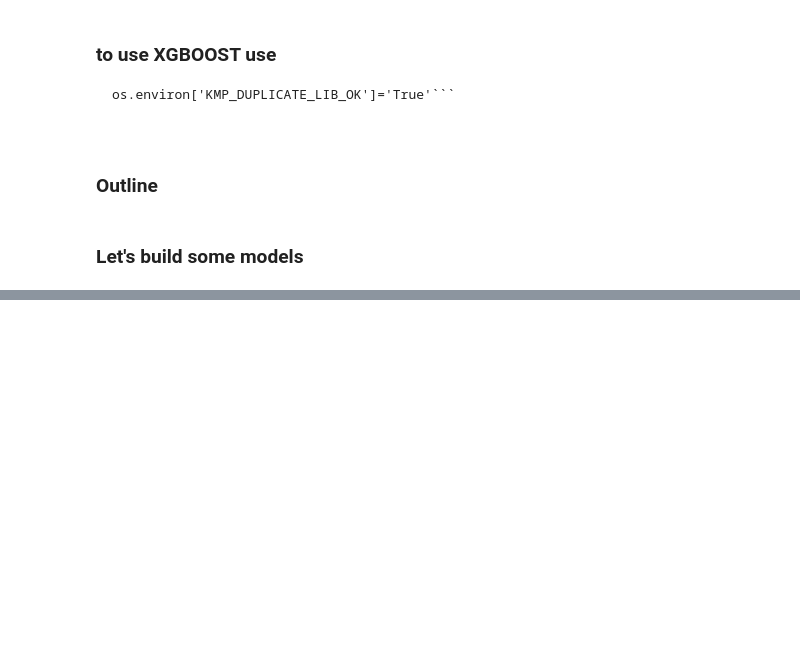
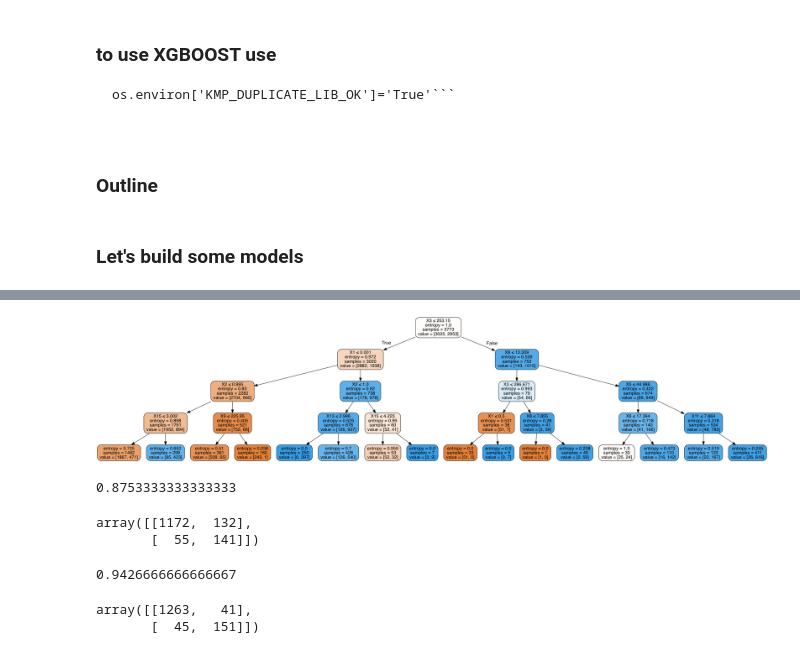
Before and after one commit to EricaSG/cv2-mod4-sec35-ensemble-methods-lesson, a Jupyter notebook: lesson-plan.ipynb, the cells around one changed output, grey strips where cells are left out. Saved outputs shown, nothing was run; the diff lists cells and outputs as text; code cells hidden in the pictures; blank space fills up the shorter version.

```diff
--- a/lesson-plan.ipynb
+++ b/lesson-plan.ipynb
@@ -562,0 +284,2 @@ plt.hist(glucose_1, bins=20, alpha=0.5)
+# %%
+tree0 = clf.estimators_[12]
@@ -562,0 +292,9 @@ plt.hist(glucose_1, bins=20, alpha=0.5)
+# %%
+dot_data = StringIO()
+export_graphviz(tree0, out_file=dot_data,
+                filled=True, rounded=True,
+                special_characters=True)
+graph = pydotplus.graph_from_dot_data(dot_data.getvalue())
+Image(graph.create_png())
+# %% [output]
+[figure, added]
@@ -562,0 +303,19 @@ plt.hist(glucose_1, bins=20, alpha=0.5)
+# %%
+clf.fit(xtrain_smote, ytrain_smote)
+clf.score(xtest, ytest)
+# %% [output]
+0.8753333333333333
+# %%
+confusion_matrix(ytest, clf.predict(xtest))
+# %% [output]
+array([[1172,  132],
+       [  55,  141]])
+# %%
+clf = GradientBoostingClassifier(learning_rate=1.0, n_estimators=20)
+clf.fit(xtrain_smote, ytrain_smote)
+print(clf.score(xtest, ytest))
+confusion_matrix(ytest, clf.predict(xtest))
+# %% [output]
+0.9426666666666667
+array([[1263,   41],
+       [  45,  151]])
```
Also changed, not shown: parts of 116 cells of this notebook, 5 other files.
